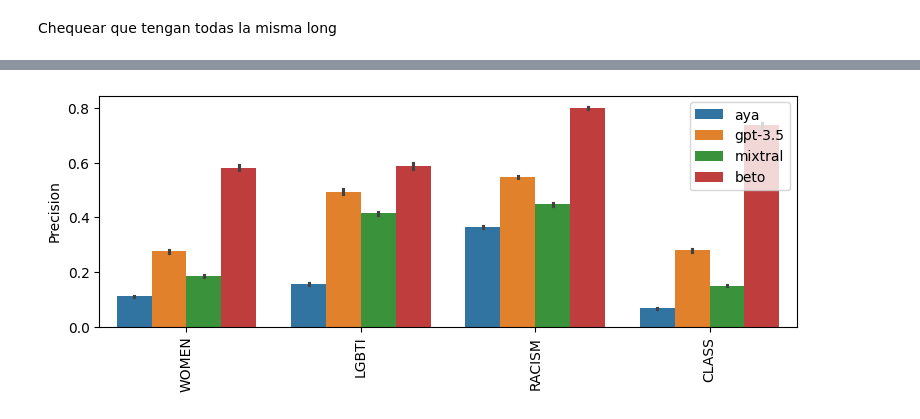
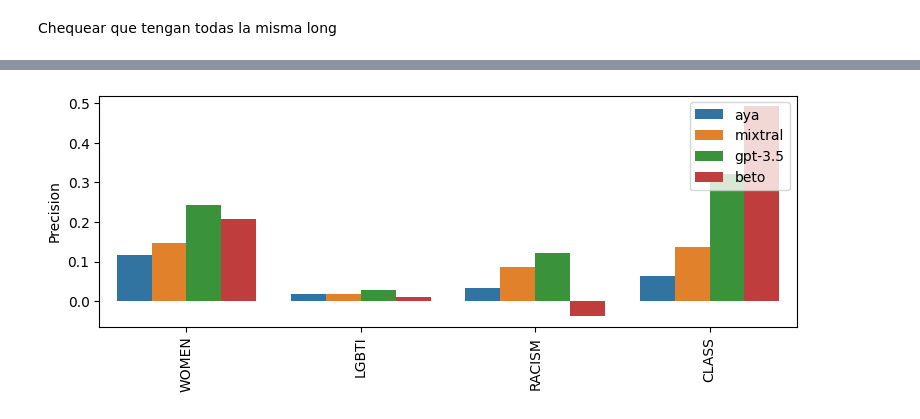
Before and after one commit to finiteautomata/rioplatense_hate_speech, a Jupyter notebook: notebooks/Results_regionalisms.ipynb, the cells around one changed output, grey strips where cells are left out. Saved outputs shown, nothing was run; the diff lists cells and outputs as text; code cells hidden in the pictures.

```diff
--- a/notebooks/Results_regionalisms.ipynb
+++ b/notebooks/Results_regionalisms.ipynb
@@ -83,11 +89,11 @@ from confidence_intervals import Bootstrap
 from sklearn.metrics import precision_score, recall_score, f1_score
 
 
-def get_metrics(dfs):
+def get_metrics(dfs, labels):
     metrics = []
     for name, df in dfs.items():
         print(name)
-        for label in tqdm(all_labels):
+        for label in tqdm(labels):
 
             for metric in {"precision", "recall", "f1"}:
                 if metric == "precision":
@@ -117,8 +123,9 @@ def get_metrics(dfs):
 
     return pd.DataFrame(metrics)
 
-all_metrics = get_metrics(dfs)
-regional_metrics = get_metrics(dfs_regional)
+all_metrics = get_metrics(dfs, labels=labels + ["HATEFUL"])
+regional_metrics = get_metrics(dfs_regional, labels=labels + ["HATEFUL"])
+other_metrics = get_metrics(dfs_other, labels=labels + ["HATEFUL"])
 # %% [output]
 gpt-3.5
 beto
@@ -132,7 +145,7 @@ mixtral
 
 
 
-diff = regional_metrics.groupby(["model", "label", "metric"]).agg("mean") - all_metrics.groupby(["model", "label", "metric"]).agg("mean")
+diff = regional_metrics.groupby(["model", "label", "metric"]).agg("mean") - other_metrics.groupby(["model", "label", "metric"]).agg("mean")
 
 diff = diff.reset_index()
 # %%
@@ -188,8 +188,0 @@ dfs["beto"][pred_labels] = (dfs["beto"][pred_labels] > 0.5).astype(int)
-# %%
-from rioplatense_hs.preprocessing import labels as all_labels
-labels = ["WOMEN", "LGBTI", "RACISM", "CLASS"]
-
-model_order = ["aya", "gpt-3.5", "mixtral", "beto"]
-pred_labels = [f"PRED_{label}" for label in labels]
-
-all_pred_labels = [f"PRED_{label}" for label in all_labels]
@@ -255,35 +226,37 @@ df_metrics
 # %%
 import seaborn as sns
 import matplotlib.pyplot as plt
 
 
 # Create the barplot
 
-def plot_metric(metric, labels, legend=True):
+
+
+def plot_metric(df, metric, labels, legend=True):
     plt.figure(figsize=(9, 3))
 
-    sub_df = df_metrics[(df_metrics["metric"] == metric) & (df_metrics["label"].isin(labels))]
+    sub_df = df[(df["metric"] == metric) & (df["label"].isin(labels))]
 
-    sns.barplot(x='label', y='score', hue='model', data=sub_df, hue_order=model_order)
+    sns.barplot(x='label', y='score', hue='model', data=sub_df, hue_order=model_order, order=labels)
 
 
     # Set the plot title and labels
     plt.xlabel('')
     plt.ylabel(metric.capitalize())
 
     # Show the plot
 
     # Remove xticks
 
     #plt.xticks(ticks=[])
     plt.xticks(rotation=90)
     # Make legend smaller
     if legend:
         plt.legend(loc='upper right')#, bbox_to_anchor=(0.35, 1.03))
 
 
 metric = "precision"
-plot_metric(metric, all_labels)
-plt.savefig(f"img/{metric}.png", bbox_inches='tight', dpi=300)
+plot_metric(diff, metric, labels)
+plt.savefig(f"img/{metric}_regional.png", bbox_inches='tight', dpi=300)
 # %% [output]
-[figure, old version]
+[figure, new version]
```
Also changed, not shown: parts of 37 cells of this notebook, 7 other files.
